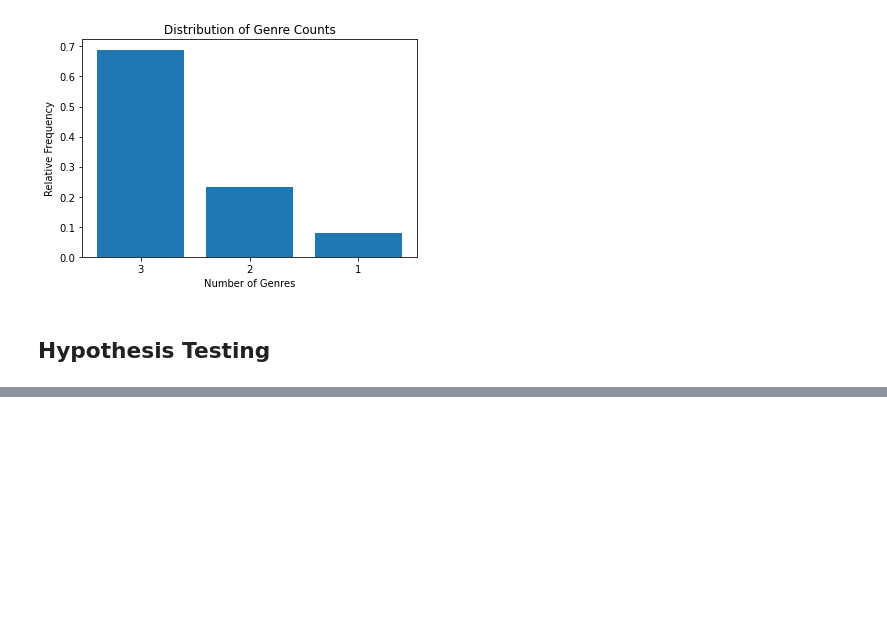
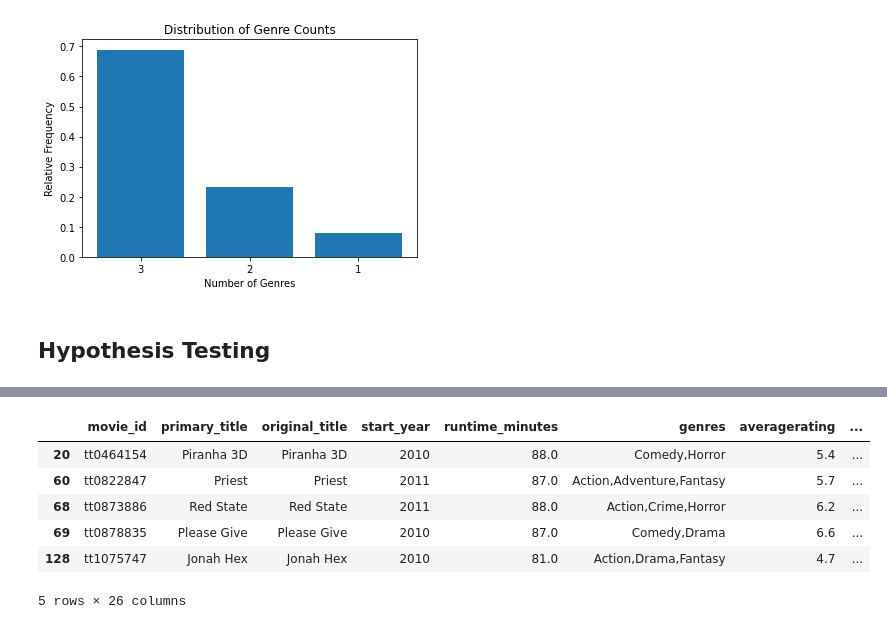
Before and after one commit to doriggs/Semester1Capstone, a Jupyter notebook: student.ipynb, the cells around one changed output, grey strips where cells are left out. Drawn from its saved outputs; the diff is of its cells as text; code cells hidden in the pictures; blank space fills up the shorter version.

```diff
--- a/student.ipynb
+++ b/student.ipynb
@@ -265,0 +318,11 @@ Ha: Movies longer than 90 minutes do make more domestic gross revenue than those
+# %%
+short_movies = imdb_df_c2[imdb_df_c2["runtime_minutes"]< 90]
+short_movies.head()
+# %% [output]
+|  | movie_id | primary_title | original_title | start_year | runtime_minutes | genres | averagerating | ... |
+| 20 | tt0464154 | Piranha 3D | Piranha 3D | 2010 | 88.0 | Comedy,Horror | 5.4 | ... |
+| 60 | tt0822847 | Priest | Priest | 2011 | 87.0 | Action,Adventure,Fantasy | 5.7 | ... |
+| 68 | tt0873886 | Red State | Red State | 2011 | 88.0 | Action,Crime,Horror | 6.2 | ... |
+| 69 | tt0878835 | Please Give | Please Give | 2010 | 87.0 | Comedy,Drama | 6.6 | ... |
+| 128 | tt1075747 | Jonah Hex | Jonah Hex | 2010 | 81.0 | Action,Drama,Fantasy | 4.7 | ... |
+5 rows × 26 columns
```
Also changed, not shown: parts of 25 cells of this notebook.
